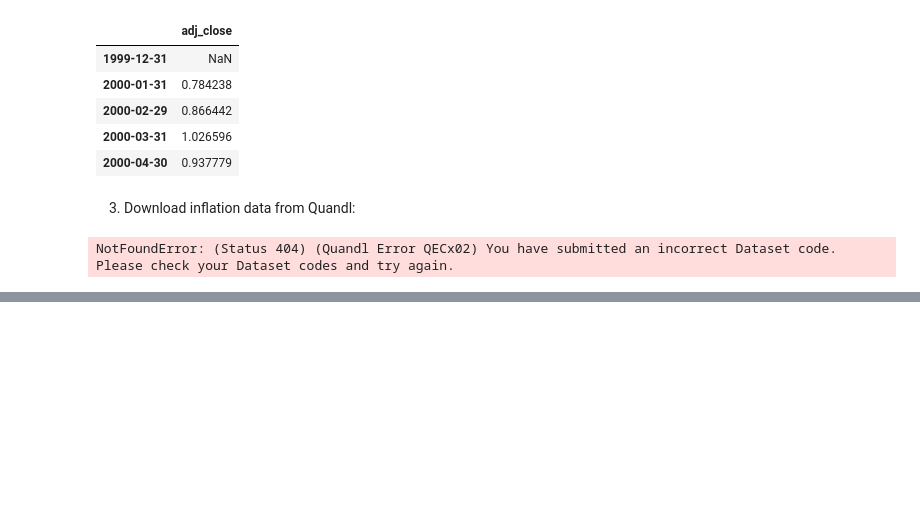
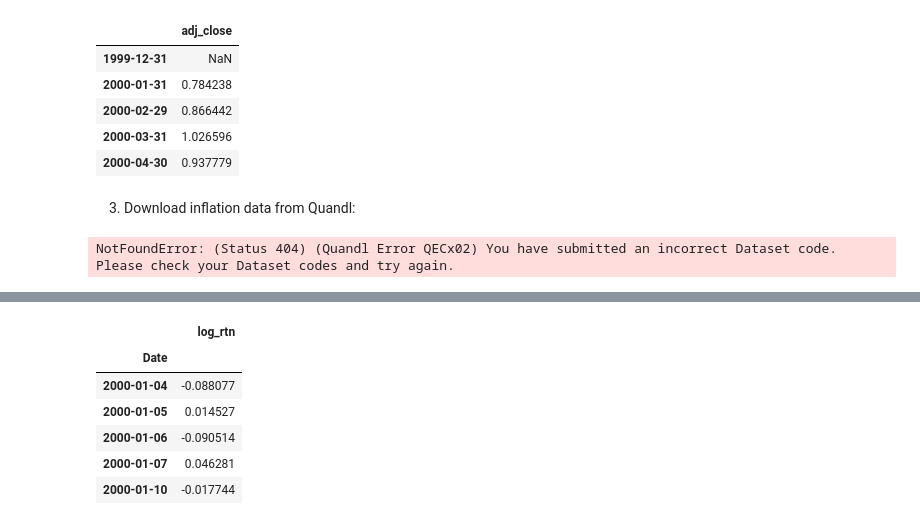
Before and after one commit to enorteyking/Python-For-Finance, a Jupyter notebook: Untitled.ipynb, the cells around one changed output, grey strips where cells are left out. Saved outputs shown, nothing was run; the diff lists cells and outputs as text; code cells hidden in the pictures; blank space fills up the shorter version.

```diff
--- a/Untitled.ipynb
+++ b/Untitled.ipynb
@@ -192,0 +231,13 @@ df_merged.head()
+# %%
+#remove redundant variables
+df.drop('adj_close', axis=1, inplace=True)
+df.dropna(axis=0, inplace=True)
+df.head()
+# %% [output]
+|  | log_rtn |
+| Date |  |
+| 2000-01-04 | -0.088077 |
+| 2000-01-05 | 0.014527 |
+| 2000-01-06 | -0.090514 |
+| 2000-01-07 | 0.046281 |
+| 2000-01-10 | -0.017744 |
```
Also changed, not shown: parts of 28 cells of this notebook.
